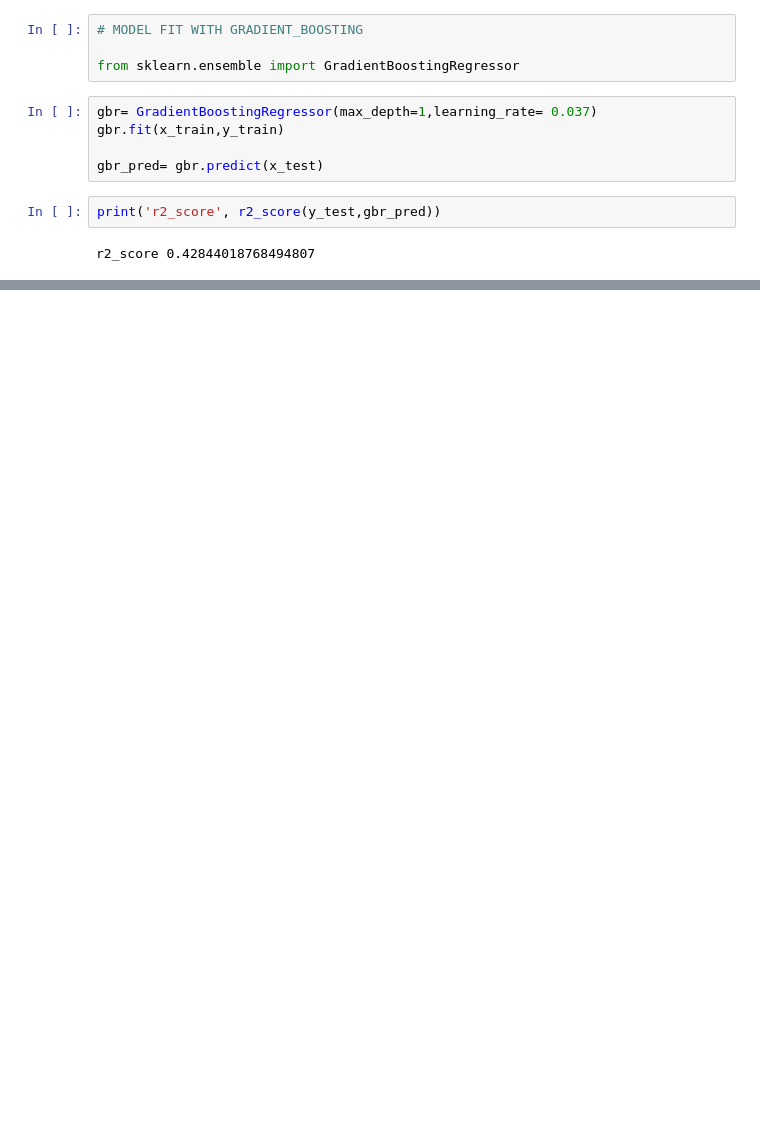
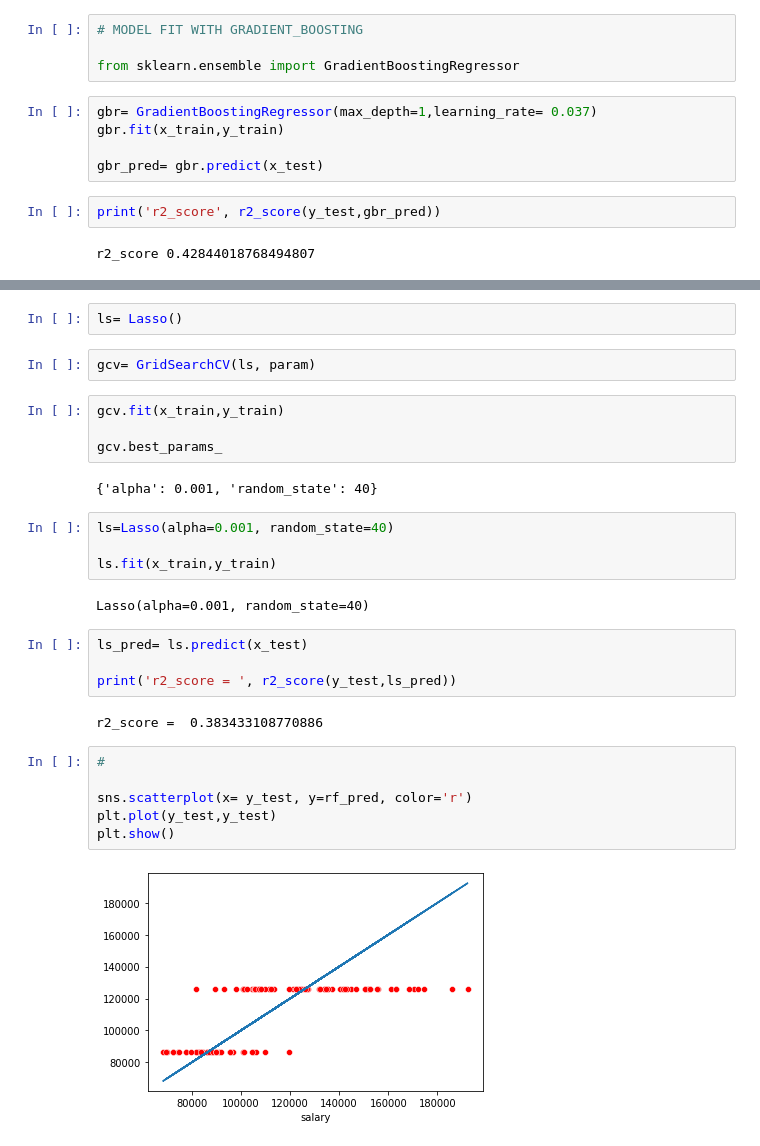
Before and after one commit to maaniaxs/Machine-Leaning-, a Jupyter notebook: PRACTICE_PROJECT/SALARY_PROJECT.ipynb, the cells around one changed output, grey strips where cells are left out. Saved outputs shown, nothing was run; the diff lists cells and outputs as text; blank space fills up the shorter version.

```diff
--- a/PRACTICE_PROJECT/SALARY_PROJECT.ipynb
+++ b/PRACTICE_PROJECT/SALARY_PROJECT.ipynb
@@ -209 +217,31 @@ r2_score 0.42844018768494807
+# %%
+ls= Lasso()
+# %%
+gcv= GridSearchCV(ls, param)
+# %%
+gcv.fit(x_train,y_train)
+
+gcv.best_params_
+# %% [output]
+{'alpha': 0.001, 'random_state': 40}
+# %%
+ls=Lasso(alpha=0.001, random_state=40)
+
+ls.fit(x_train,y_train)
+# %% [output]
+Lasso(alpha=0.001, random_state=40)
+# %%
+ls_pred= ls.predict(x_test)
+
+print('r2_score = ', r2_score(y_test,ls_pred))
+# %% [output]
+r2_score =  0.383433108770886
+# %%
+#
+
+sns.scatterplot(x= y_test, y=rf_pred, color='r')
+plt.plot(y_test,y_test)
+plt.show()
+# %% [output]
+[figure, added]
 # %%
```
Also changed, not shown: parts of 11 cells of this notebook.
